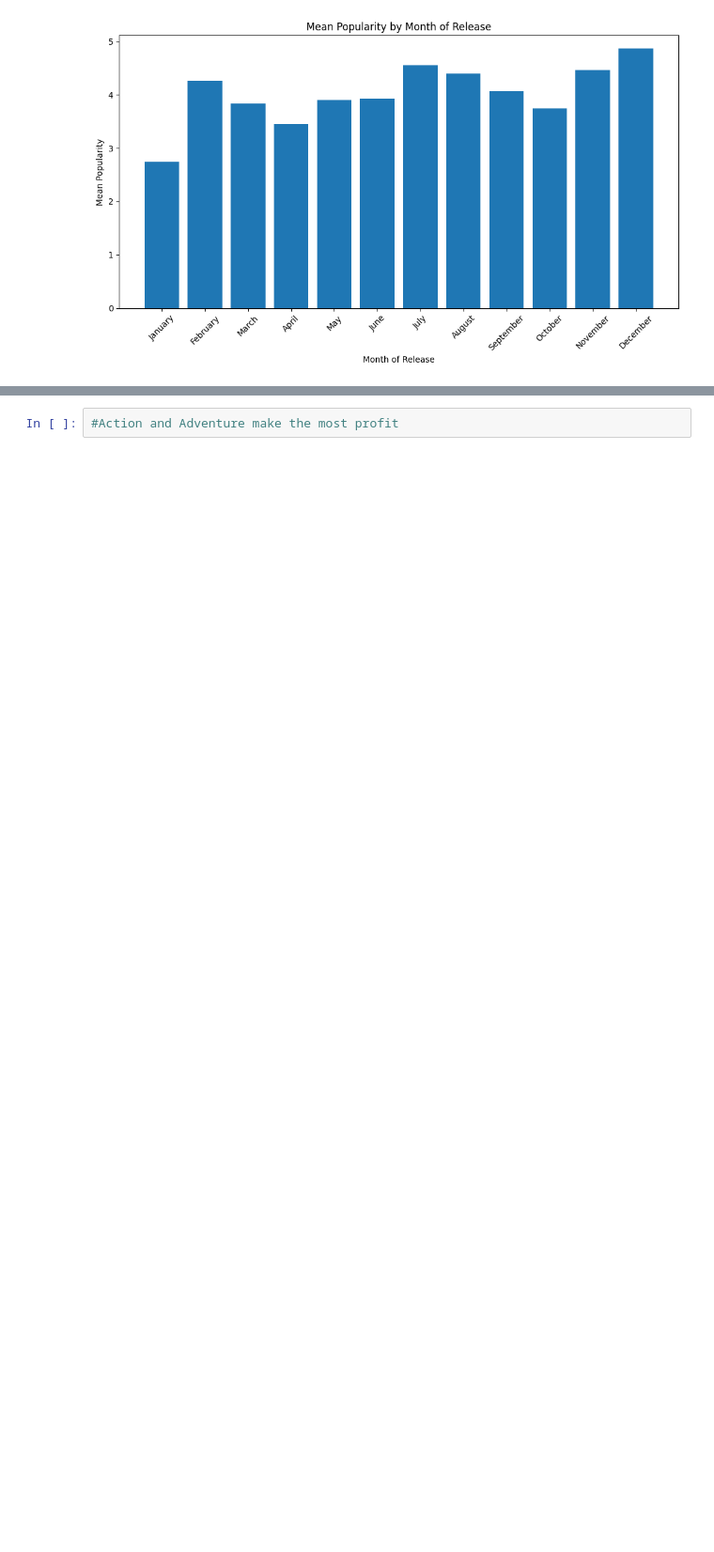
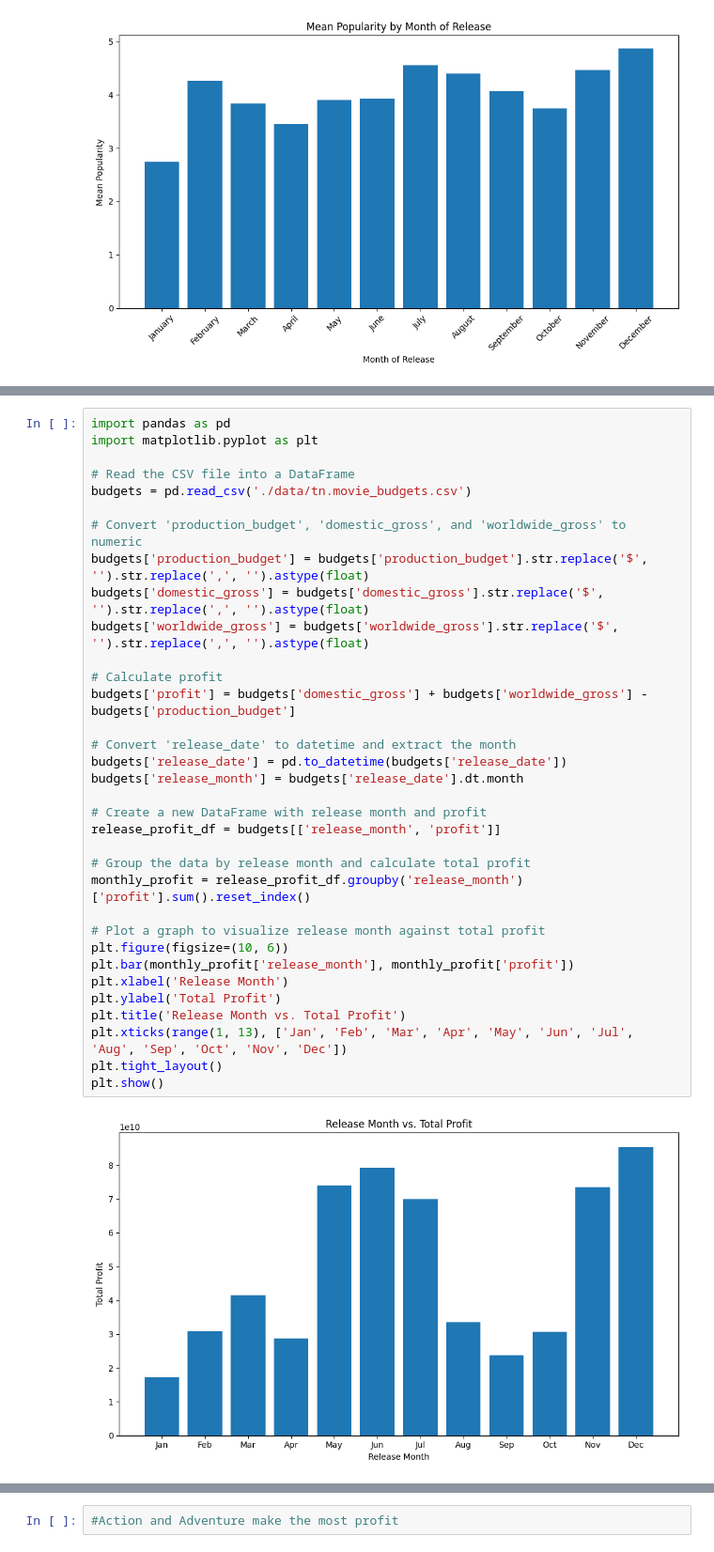
Before and after one commit to Omballa/movie_analysis, a Jupyter notebook: main.ipynb, the cells around one changed output, grey strips where cells are left out. Shown at 94% size. Cells and saved outputs as stored; diff of their text form; blank space fills up the shorter version.

```diff
--- a/main.ipynb
+++ b/main.ipynb
@@ -416,6 +497,42 @@ budgets.head()
 | 2 | 3 | Jun 7, 2019 | Dark Phoenix | $350,000,000 | $42,762,350 | $149,762,350 |
 | 3 | 4 | May 1, 2015 | Avengers: Age of Ultron | $330,600,000 | $459,005,868 | $1,403,013,963 |
 | 4 | 5 | Dec 15, 2017 | Star Wars Ep. VIII: The Last Jedi | $317,000,000 | $620,181,382 | $1,316,721,747 |
+# %%
+import pandas as pd
+import matplotlib.pyplot as plt
+
+# Read the CSV file into a DataFrame
+budgets = pd.read_csv('./data/tn.movie_budgets.csv')
+
+# Convert 'production_budget', 'domestic_gross', and 'worldwide_gross' to numeric
+budgets['production_budget'] = budgets['production_budget'].str.replace('$', '').str.replace(',', '').astype(float)
+budgets['domestic_gross'] = budgets['domestic_gross'].str.replace('$', '').str.replace(',', '').astype(float)
+budgets['worldwide_gross'] = budgets['worldwide_gross'].str.replace('$', '').str.replace(',', '').astype(float)
+
+# Calculate profit
+budgets['profit'] = budgets['domestic_gross'] + budgets['worldwide_gross'] - budgets['production_budget']
+
+# Convert 'release_date' to datetime and extract the month
+budgets['release_date'] = pd.to_datetime(budgets['release_date'])
+budgets['release_month'] = budgets['release_date'].dt.month
+
+# Create a new DataFrame with release month and profit
+release_profit_df = budgets[['release_month', 'profit']]
+
+# Group the data by release month and calculate total profit
+monthly_profit = release_profit_df.groupby('release_month')['profit'].sum().reset_index()
+
+# Plot a graph to visualize release month against total profit
+plt.figure(figsize=(10, 6))
+plt.bar(monthly_profit['release_month'], monthly_profit['profit'])
+plt.xlabel('Release Month')
+plt.ylabel('Total Profit')
+plt.title('Release Month vs. Total Profit')
+plt.xticks(range(1, 13), ['Jan', 'Feb', 'Mar', 'Apr', 'May', 'Jun', 'Jul', 'Aug', 'Sep', 'Oct', 'Nov', 'Dec'])
+plt.tight_layout()
+plt.show()
+# %% [output]
+[figure, added]
 # %%
 # Extract numerical values from columns 'production_budget', 'domestic_gross', and 'worldwide_gross'
 budgets['production_budget'] = budgets['production_budget'].str.replace('$', '').str.replace(',', '').astype(float)
```
Also changed, not shown: parts of 4 cells of this notebook, 11 other files.
